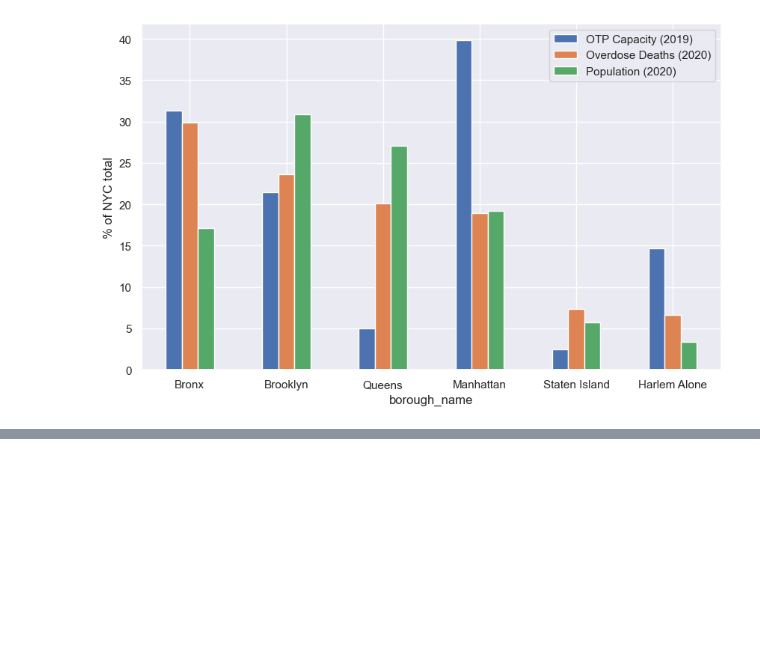
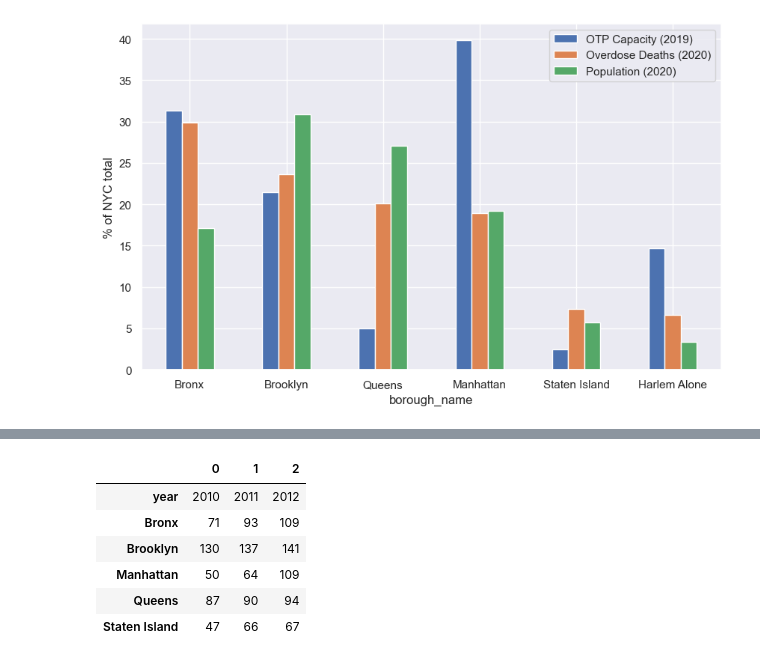
Before and after one commit to skritch/ghc-analysis, a Jupyter notebook: analysis/website_viz.ipynb, the cells around one changed output, grey strips where cells are left out. Saved outputs shown, nothing was run; the diff lists cells and outputs as text; code cells hidden in the pictures; blank space fills up the shorter version.

```diff
--- a/analysis/website_viz.ipynb
+++ b/analysis/website_viz.ipynb
@@ -122,0 +159,32 @@ wrap_labels(ax, 15)
+# %%
+sql = """
+
+with ods as (
+    select
+        borough_name,
+        year,
+        deaths
+    from ny_county_od_trend
+    where is_nyc
+)
+select
+    year,
+    sum(case when borough_name = 'Bronx' then deaths end) as "Bronx",
+    sum(case when borough_name = 'Brooklyn' then deaths end) as "Brooklyn",
+    sum(case when borough_name = 'Manhattan' then deaths end) as "Manhattan",
+    sum(case when borough_name = 'Queens' then deaths end) as "Queens",
+    sum(case when borough_name = 'Staten Island' then deaths end) as "Staten Island"
+from ods AS e
+group by 1
+order by 1
+"""
+od_df = pd.read_sql(sql, con=db_url)
+od_df.head(3).T
+# %% [output]
+|  | 0 | 1 | 2 |
+| year | 2010 | 2011 | 2012 |
+| Bronx | 71 | 93 | 109 |
+| Brooklyn | 130 | 137 | 141 |
+| Manhattan | 50 | 64 | 109 |
+| Queens | 87 | 90 | 94 |
+| Staten Island | 47 | 66 | 67 |
```
Also changed, not shown: parts of 4 cells of this notebook, 2 other files.
